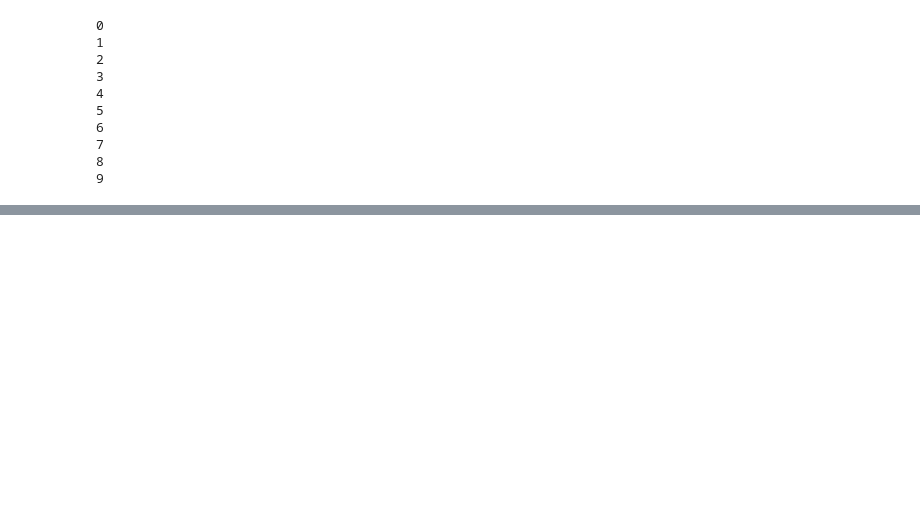
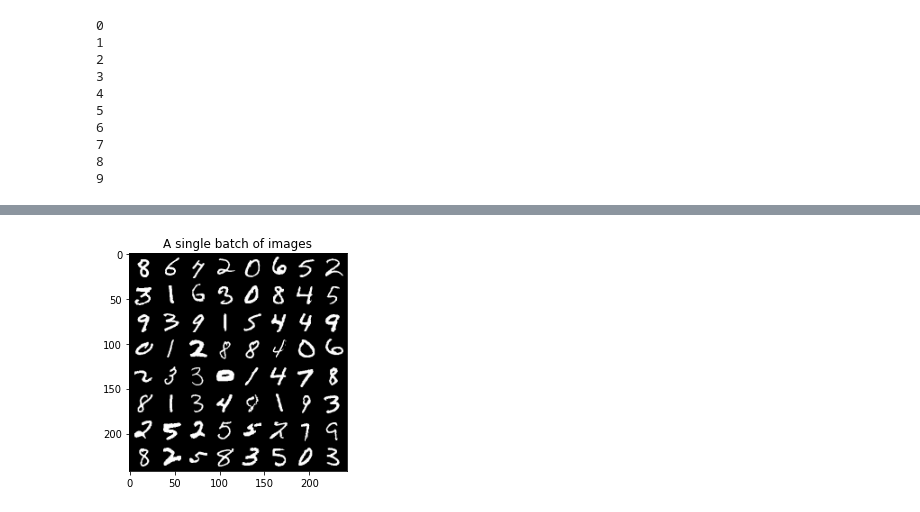
Before and after one commit to yexf308/MachineLearning, a Jupyter notebook: Module3/PyTorch_and_MNIST.ipynb, the cells around one changed output, grey strips where cells are left out. Drawn from its saved outputs; the diff is of its cells as text; code cells hidden in the pictures; blank space fills up the shorter version.

```diff
--- a/Module3/PyTorch_and_MNIST.ipynb
+++ b/Module3/PyTorch_and_MNIST.ipynb
@@ -104,0 +145,2 @@ Epoch: 9. Train Loss: 8.082716522039846e-05. Validation Accuracy: 90.6.
+# %%
+mnist = datasets.MNIST(root="./data", train=True, download=True, transform=transforms.ToTensor())
@@ -104,0 +179,12 @@ Epoch: 9. Train Loss: 8.082716522039846e-05. Validation Accuracy: 90.6.
+# %%
+data_loader = torch.utils.data.DataLoader(mnist, batch_size=64, shuffle=True)
+
+# Show one batch of images. Each batch of images has shape [batch_size, 1, 28, 28],
+# where 1 is the "channels" dimension of the image.
+for images,labels in data_loader:
+    grid_img = torchvision.utils.make_grid(images)
+    plt.imshow(grid_img.permute(1, 2, 0))
+    plt.title("A single batch of images")
+    break
+# %% [output]
+[figure, added]
```
Also changed, not shown: parts of 24 cells of this notebook.
